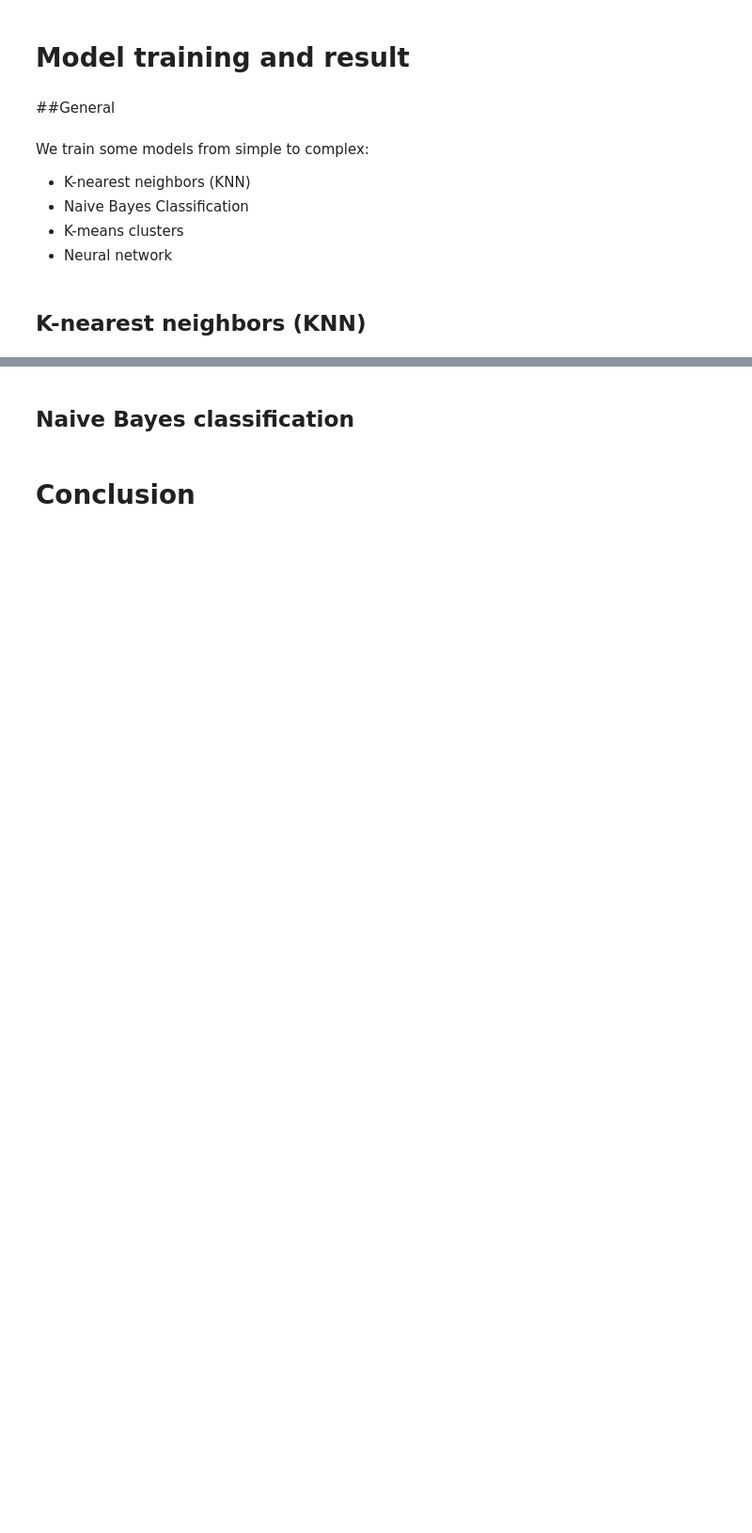
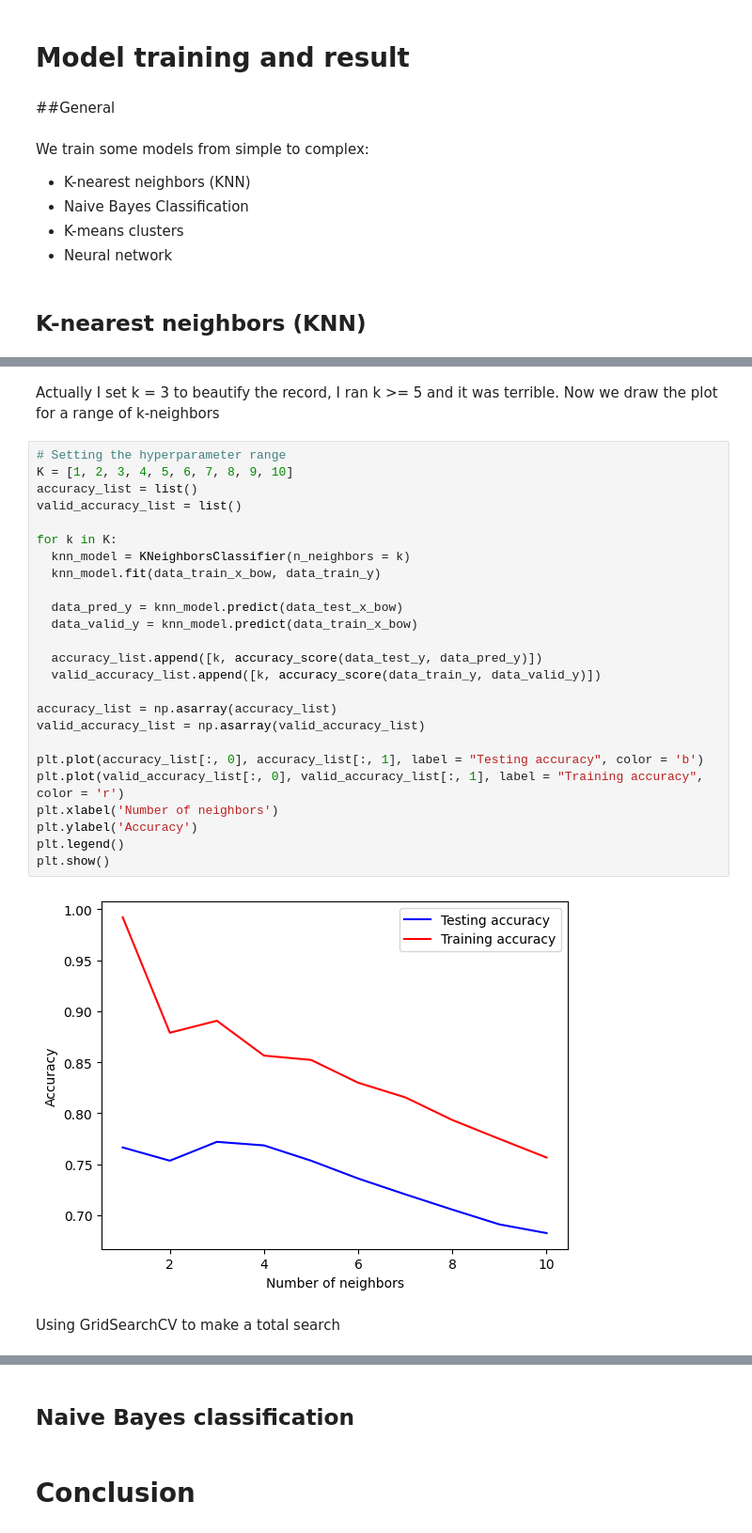
Before and after one commit to auphong2707/emotion-dectection-from-text, a Jupyter notebook: EDFT.ipynb, the cells around one changed output, grey strips where cells are left out. Shown at 94% size. Cells and saved outputs as stored; diff of their text form; blank space fills up the shorter version.

```diff
--- a/EDFT.ipynb
+++ b/EDFT.ipynb
@@ -272,0 +357,32 @@ We train some models from simple to complex:
+# %% [markdown]
+Actually I set k = 3 to beautify the record, I ran k >= 5 and it was terrible.
+Now we draw the plot for a range of k-neighbors
+# %%
+# Setting the hyperparameter range
+K = [1, 2, 3, 4, 5, 6, 7, 8, 9, 10]
+accuracy_list = list()
+valid_accuracy_list = list()
+
+for k in K:
+  knn_model = KNeighborsClassifier(n_neighbors = k)
+  knn_model.fit(data_train_x_bow, data_train_y)
+
+  data_pred_y = knn_model.predict(data_test_x_bow)
+  data_valid_y = knn_model.predict(data_train_x_bow)
+
+  accuracy_list.append([k, accuracy_score(data_test_y, data_pred_y)])
+  valid_accuracy_list.append([k, accuracy_score(data_train_y, data_valid_y)])
+
+accuracy_list = np.asarray(accuracy_list)
+valid_accuracy_list = np.asarray(valid_accuracy_list)
+
+plt.plot(accuracy_list[:, 0], accuracy_list[:, 1], label = "Testing accuracy", color = 'b')
+plt.plot(valid_accuracy_list[:, 0], valid_accuracy_list[:, 1], label = "Training accuracy", color = 'r')
+plt.xlabel('Number of neighbors')
+plt.ylabel('Accuracy')
+plt.legend()
+plt.show()
+# %% [output]
+[figure, added]
+# %% [markdown]
+Using GridSearchCV to make a total search
```
Also changed, not shown: parts of 23 cells of this notebook.
